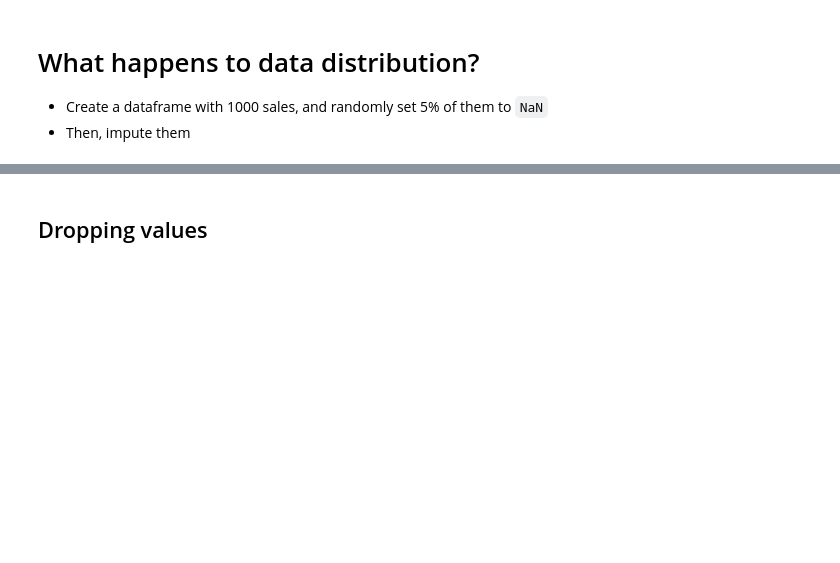
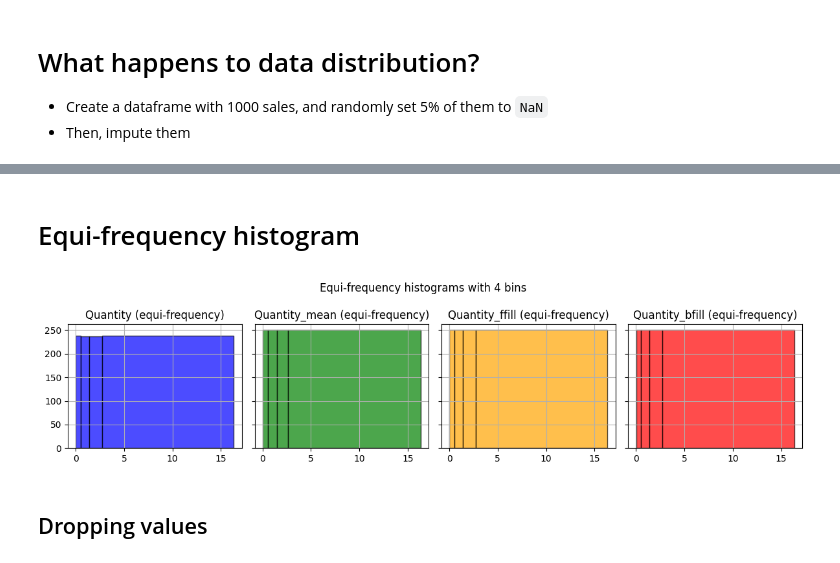
Before and after one commit to w4bo/AA2425-unibo-mldm, a Jupyter notebook: slides/lab-03-datapreparation.ipynb, the cells around one changed output, grey strips where cells are left out. Saved outputs shown, nothing was run; the diff lists cells and outputs as text; code cells hidden in the pictures; blank space fills up the shorter version.

Commit message:
fix: add equi-frequency

```diff
--- a/slides/lab-03-datapreparation.ipynb
+++ b/slides/lab-03-datapreparation.ipynb
@@ -160,3 +160,19 @@ for bins in [100, 20]:
+# %% [markdown]
+# Equi-frequency histogram
+# %%
+fig, axs = plt.subplots(1, 4, figsize=(12, 3), sharex=True, sharey=True)
+for i, (title, color) in enumerate([('Quantity', 'blue'), ('Quantity_mean', 'green'), ('Quantity_ffill', 'orange'), ('Quantity_bfill', 'red')]):
+    axs[i].set_title(f'{title} (equi-frequency)')
+    # Calculate bin edges based on quantiles
+    bin_edges = np.quantile(imputed_df[title].dropna(), [0, 0.25, 0.5, 0.75, 1.0])
+    axs[i].hist(imputed_df[title], bins=bin_edges, color=color, alpha=0.7, edgecolor='black')
+    axs[i].grid()
+
+fig.suptitle("Equi-frequency histograms with 4 bins")
+fig.tight_layout()
+fig.savefig("./img/datapreprocessing/imputation_equi_frequency.svg")
+# %% [output]
+[figure, added]
 # %% [markdown]
 ## Dropping values
 # %%
```
Also changed, not shown: parts of 1 cell of this notebook, 4 other files.
